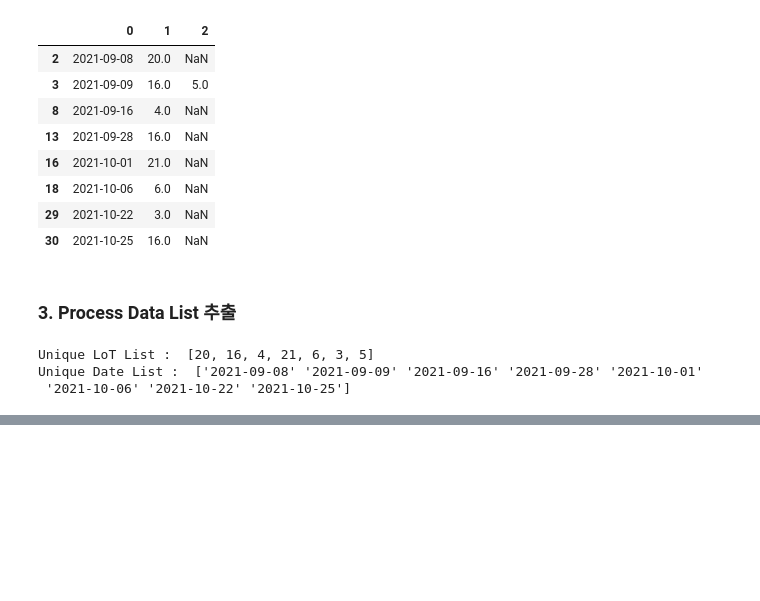
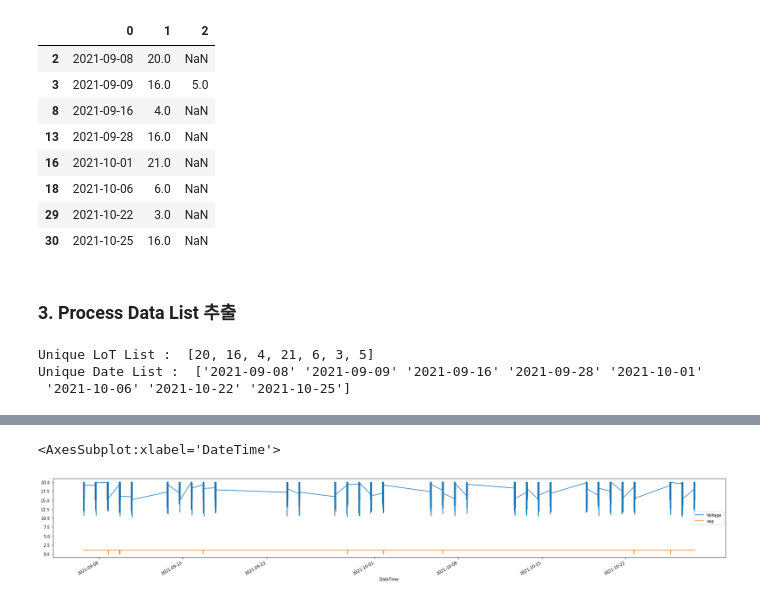
Before and after one commit to och5351/Bigdata_busan, a Jupyter notebook: csy/EDA.ipynb, the cells around one changed output, grey strips where cells are left out. Saved outputs shown, nothing was run; the diff lists cells and outputs as text; code cells hidden in the pictures; blank space fills up the shorter version.

```diff
--- a/csy/EDA.ipynb
+++ b/csy/EDA.ipynb
@@ -282,0 +477,5 @@ Unique Date List :  ['2021-09-08' '2021-09-09' '2021-09-16' '2021-09-28' '2021-1
+# %%
+df_eda[['Voltage', 'sep']].plot(figsize=(30,4))
+# %% [output]
+<AxesSubplot:xlabel='DateTime'>
+[figure, added]
```
Also changed, not shown: parts of 17 cells of this notebook, 1 other file.
